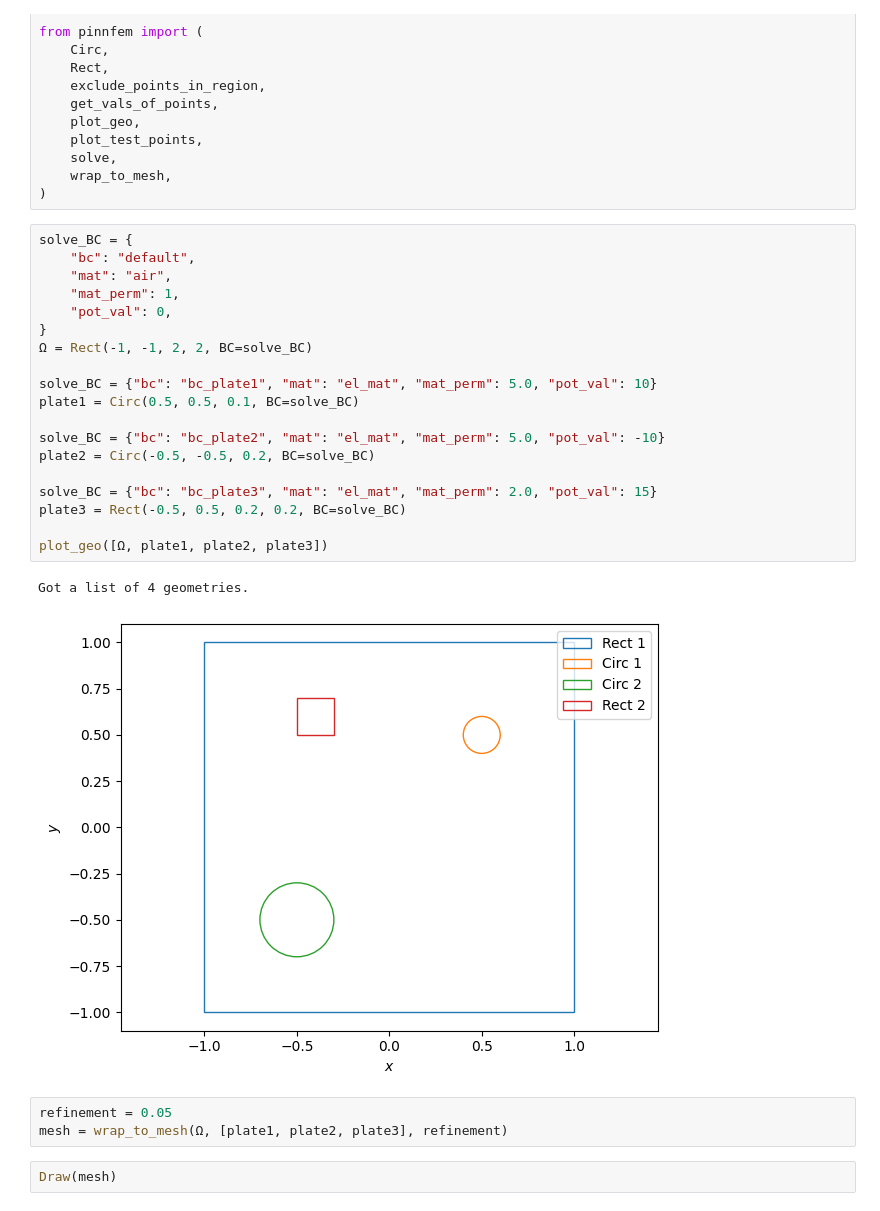
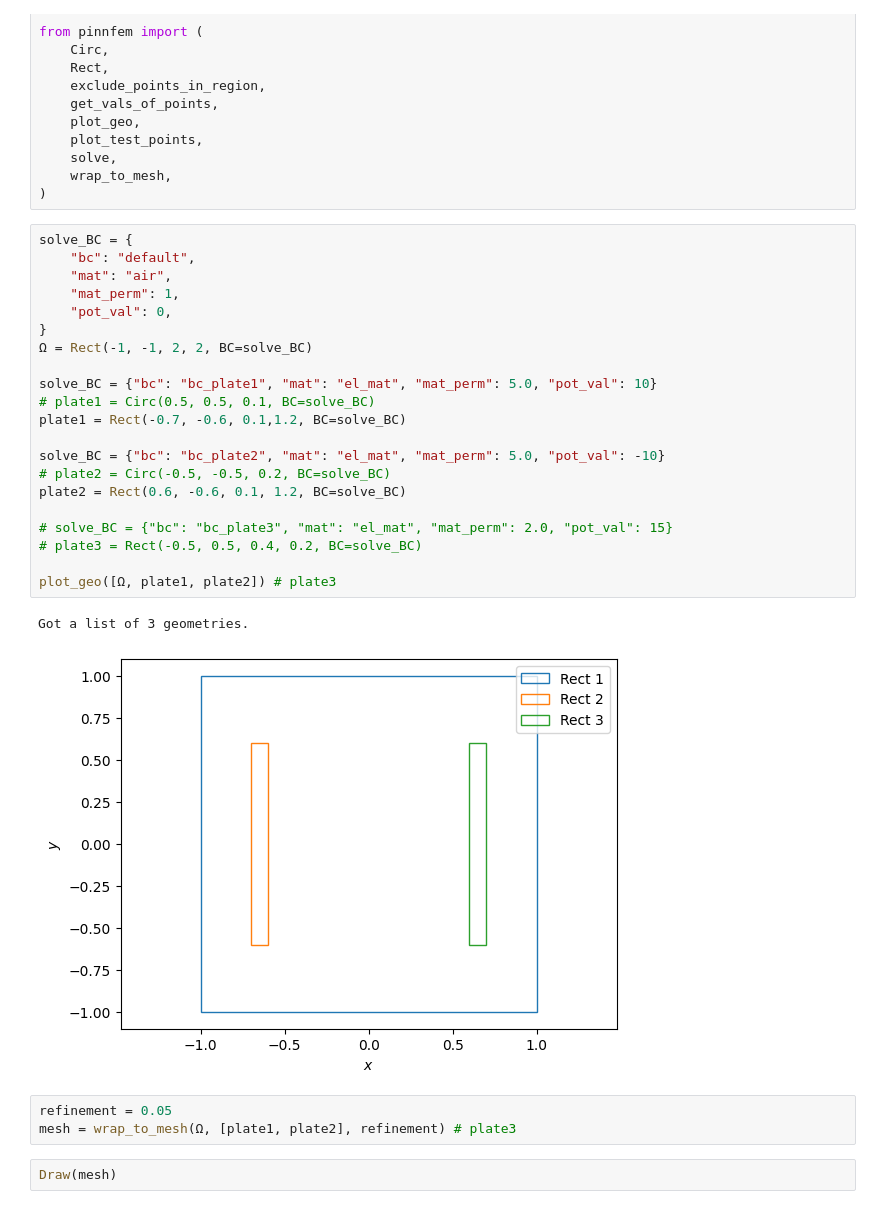
Before and after one commit to EITLabworks/PINNs-EIT, a Jupyter notebook: FEM.ipynb, the cells around one changed output. Cells and saved outputs as stored; diff of their text form.

Commit message:
implemented 3d rect

```diff
--- a/FEM.ipynb
+++ b/FEM.ipynb
@@ -17,28 +17,30 @@ from pinnfem import (
 # %%
 solve_BC = {
     "bc": "default",
     "mat": "air",
     "mat_perm": 1,
     "pot_val": 0,
 }
 Ω = Rect(-1, -1, 2, 2, BC=solve_BC)
 
 solve_BC = {"bc": "bc_plate1", "mat": "el_mat", "mat_perm": 5.0, "pot_val": 10}
-plate1 = Circ(0.5, 0.5, 0.1, BC=solve_BC)
+# plate1 = Circ(0.5, 0.5, 0.1, BC=solve_BC)
+plate1 = Rect(-0.7, -0.6, 0.1,1.2, BC=solve_BC)
 
 solve_BC = {"bc": "bc_plate2", "mat": "el_mat", "mat_perm": 5.0, "pot_val": -10}
-plate2 = Circ(-0.5, -0.5, 0.2, BC=solve_BC)
+# plate2 = Circ(-0.5, -0.5, 0.2, BC=solve_BC)
+plate2 = Rect(0.6, -0.6, 0.1, 1.2, BC=solve_BC)
 
-solve_BC = {"bc": "bc_plate3", "mat": "el_mat", "mat_perm": 2.0, "pot_val": 15}
-plate3 = Rect(-0.5, 0.5, 0.2, 0.2, BC=solve_BC)
+# solve_BC = {"bc": "bc_plate3", "mat": "el_mat", "mat_perm": 2.0, "pot_val": 15}
+# plate3 = Rect(-0.5, 0.5, 0.4, 0.2, BC=solve_BC)
 
-plot_geo([Ω, plate1, plate2, plate3])
+plot_geo([Ω, plate1, plate2]) # plate3
 # %% [output]
-Got a list of 4 geometries.
+Got a list of 3 geometries.
-[figure, old version]
+[figure, new version]
 # %%
 refinement = 0.05
-mesh = wrap_to_mesh(Ω, [plate1, plate2, plate3], refinement)
+mesh = wrap_to_mesh(Ω, [plate1, plate2], refinement) # plate3
 # %%
 Draw(mesh)
 # %% [output]
```
Also changed, not shown: parts of 9 cells of this notebook, 13 other files.
